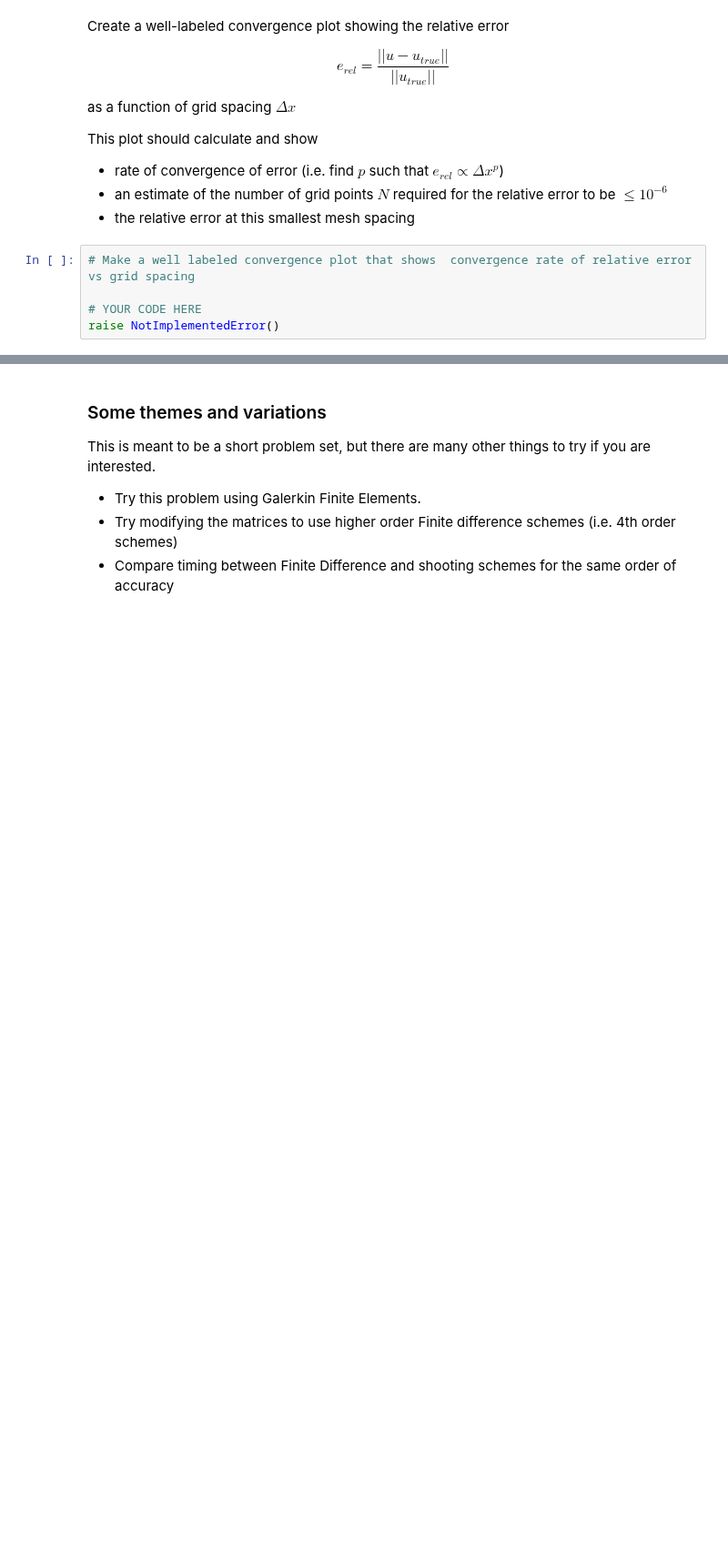
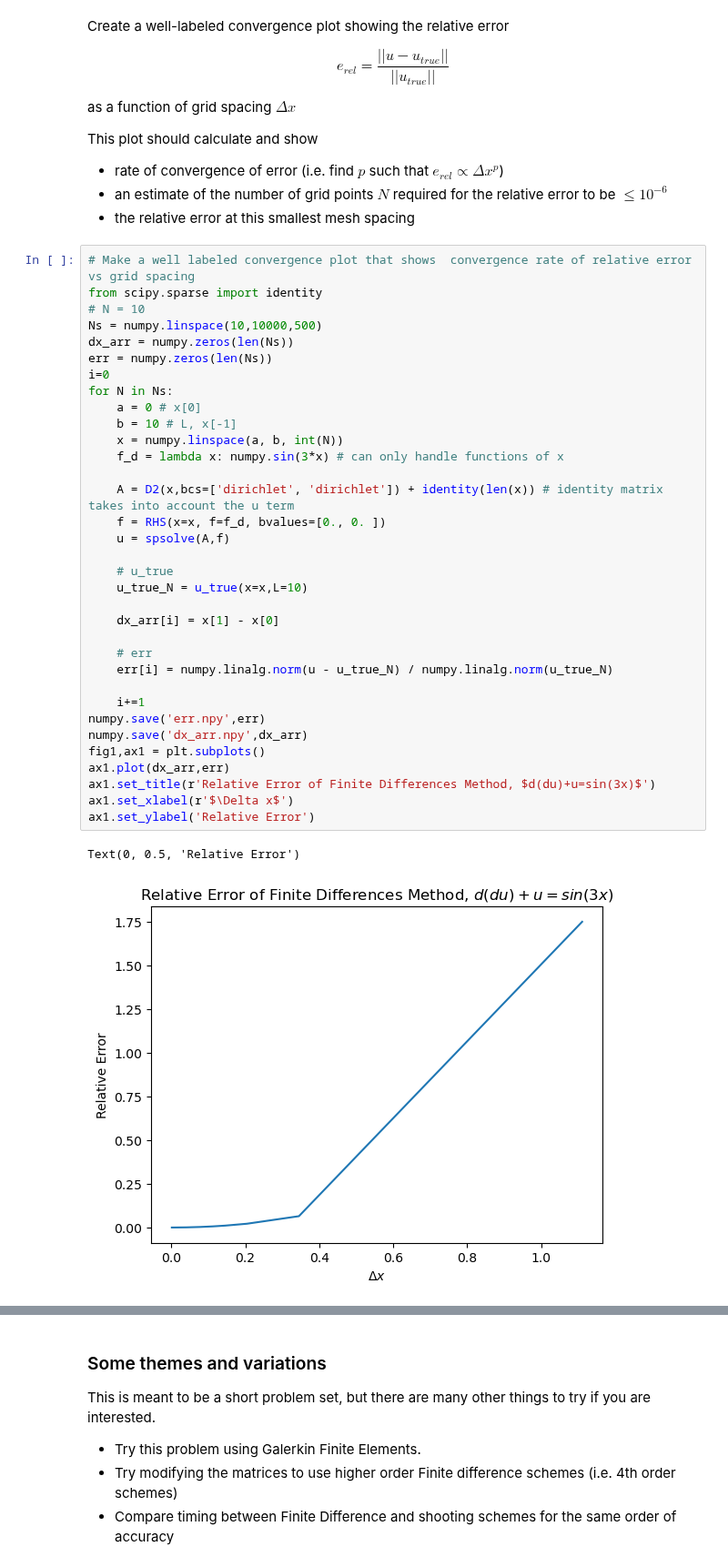
Before and after one commit to jlabbate15/intro-numerical-methods, a Jupyter notebook: HW/HW6_ODE_BVP.ipynb, the cells around one changed output, grey strips where cells are left out. Shown at 91% size. Cells and saved outputs as stored; diff of their text form; blank space fills up the shorter version.

```diff
--- a/HW/HW6_ODE_BVP.ipynb
+++ b/HW/HW6_ODE_BVP.ipynb
@@ -314,8 +314,40 @@ This plot should calculate and show
 * rate of convergence of error (i.e. find $p$ such that $e_{rel}\propto \Delta x^p$)
 * an estimate of the  number of grid points $N$ required for the relative error to be $\leq 10^{-6}$
 * the relative error at this smallest mesh spacing
-# %%
-# Make a well labeled convergence plot that shows  convergence rate of relative error vs grid spacing
-
-# YOUR CODE HERE
-raise NotImplementedError()
+# %%
+# Make a well labeled convergence plot that shows  convergence rate of relative error vs grid spacing
+from scipy.sparse import identity
+# N = 10
+Ns = numpy.linspace(10,10000,500)
+dx_arr = numpy.zeros(len(Ns))
+err = numpy.zeros(len(Ns))
+i=0
+for N in Ns:
+    a = 0 # x[0]
+    b = 10 # L, x[-1]
+    x = numpy.linspace(a, b, int(N))
+    f_d = lambda x: numpy.sin(3*x) # can only handle functions of x
+
+    A = D2(x,bcs=['dirichlet', 'dirichlet']) + identity(len(x)) # identity matrix takes into account the u term
+    f = RHS(x=x, f=f_d, bvalues=[0., 0. ])
+    u = spsolve(A,f)
+
+    # u_true
+    u_true_N = u_true(x=x,L=10)
+
+    dx_arr[i] = x[1] - x[0]
+
+    # err
+    err[i] = numpy.linalg.norm(u - u_true_N) / numpy.linalg.norm(u_true_N)
+
+    i+=1
+numpy.save('err.npy',err)
+numpy.save('dx_arr.npy',dx_arr)
+fig1,ax1 = plt.subplots()
+ax1.plot(dx_arr,err)
+ax1.set_title(r'Relative Error of Finite Differences Method, $d(du)+u=sin(3x)$')
+ax1.set_xlabel(r'$\Delta x$')
+ax1.set_ylabel('Relative Error')
+# %% [output]
+Text(0, 0.5, 'Relative Error')
+[figure, added]
```
Also changed, not shown: parts of 1 cell of this notebook, 2 other files.
